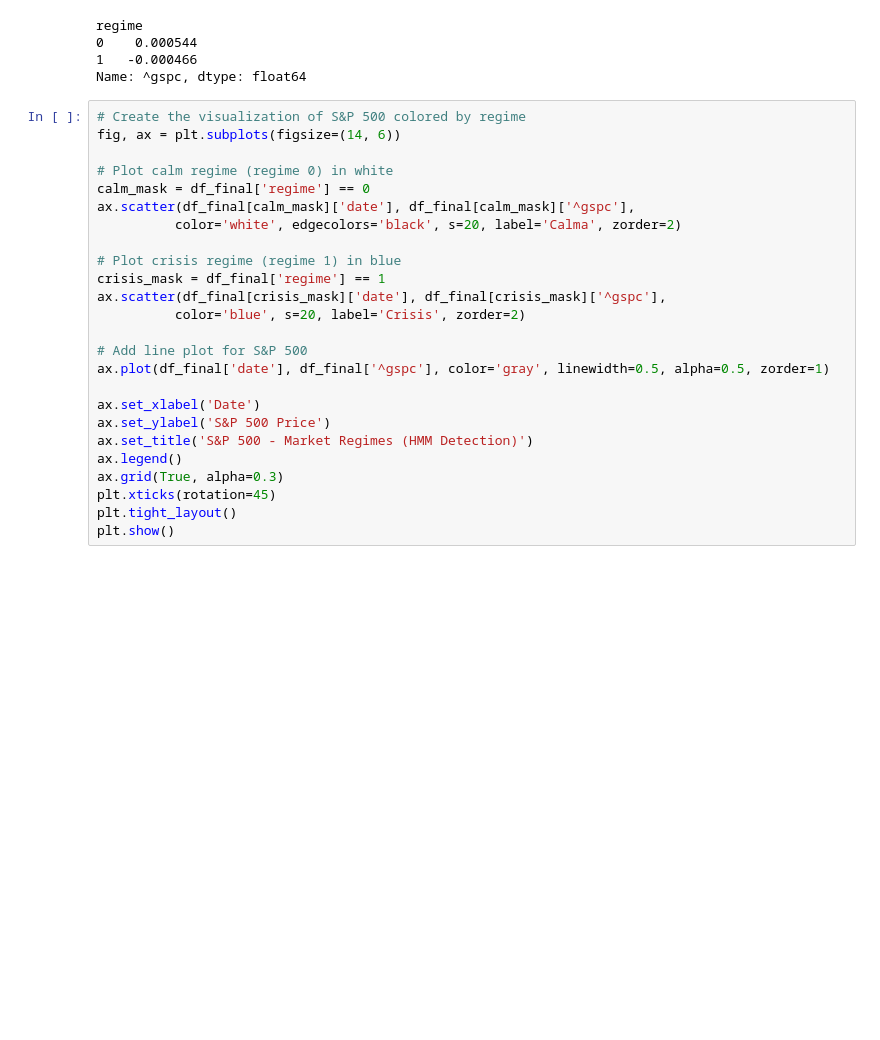
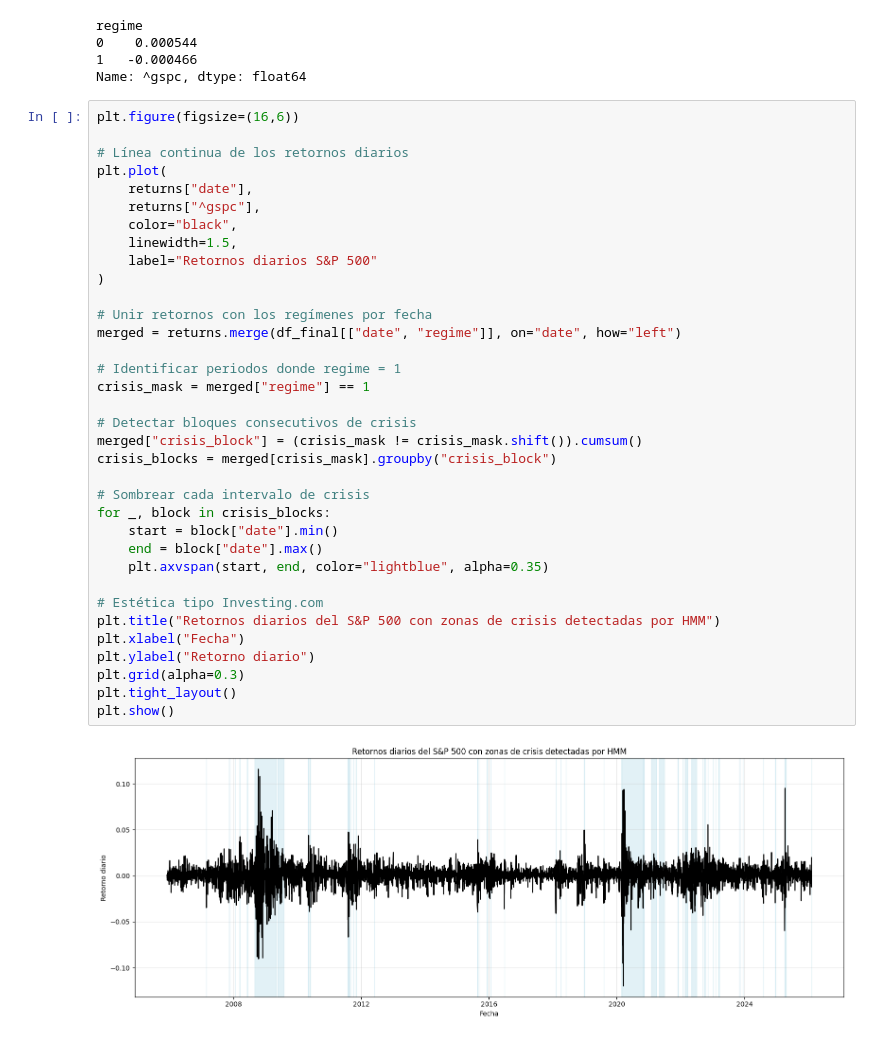
Before and after one commit to NataliaSJO/Practica-MIAX-gestion-de-riesgos, a Jupyter notebook: notebook.ipynb, the cells around one changed output. Drawn from its saved outputs; the diff is of its cells as text; blank space fills up the shorter version.

```diff
--- a/notebook.ipynb
+++ b/notebook.ipynb
@@ -279,28 +279,40 @@ regime
 0    0.000544
 1   -0.000466
 Name: ^gspc, dtype: float64
-# %%
-# Create the visualization of S&P 500 colored by regime
-fig, ax = plt.subplots(figsize=(14, 6))
-
-# Plot calm regime (regime 0) in white
-calm_mask = df_final['regime'] == 0
-ax.scatter(df_final[calm_mask]['date'], df_final[calm_mask]['^gspc'],
-          color='white', edgecolors='black', s=20, label='Calma', zorder=2)
-
-# Plot crisis regime (regime 1) in blue
-crisis_mask = df_final['regime'] == 1
-ax.scatter(df_final[crisis_mask]['date'], df_final[crisis_mask]['^gspc'],
-          color='blue', s=20, label='Crisis', zorder=2)
-
-# Add line plot for S&P 500
-ax.plot(df_final['date'], df_final['^gspc'], color='gray', linewidth=0.5, alpha=0.5, zorder=1)
-
-ax.set_xlabel('Date')
-ax.set_ylabel('S&P 500 Price')
-ax.set_title('S&P 500 - Market Regimes (HMM Detection)')
-ax.legend()
-ax.grid(True, alpha=0.3)
-plt.xticks(rotation=45)
-plt.tight_layout()
-plt.show()
+# %%
+plt.figure(figsize=(16,6))
+
+# Línea continua de los retornos diarios
+plt.plot(
+    returns["date"],
+    returns["^gspc"],
+    color="black",
+    linewidth=1.5,
+    label="Retornos diarios S&P 500"
+)
+
+# Unir retornos con los regímenes por fecha
+merged = returns.merge(df_final[["date", "regime"]], on="date", how="left")
+
+# Identificar periodos donde regime = 1
+crisis_mask = merged["regime"] == 1
+
+# Detectar bloques consecutivos de crisis
+merged["crisis_block"] = (crisis_mask != crisis_mask.shift()).cumsum()
+crisis_blocks = merged[crisis_mask].groupby("crisis_block")
+
+# Sombrear cada intervalo de crisis
+for _, block in crisis_blocks:
+    start = block["date"].min()
+    end = block["date"].max()
+    plt.axvspan(start, end, color="lightblue", alpha=0.35)
+
+# Estética tipo Investing.com
+plt.title("Retornos diarios del S&P 500 con zonas de crisis detectadas por HMM")
+plt.xlabel("Fecha")
+plt.ylabel("Retorno diario")
+plt.grid(alpha=0.3)
+plt.tight_layout()
+plt.show()
+# %% [output]
+[figure, added]
```
